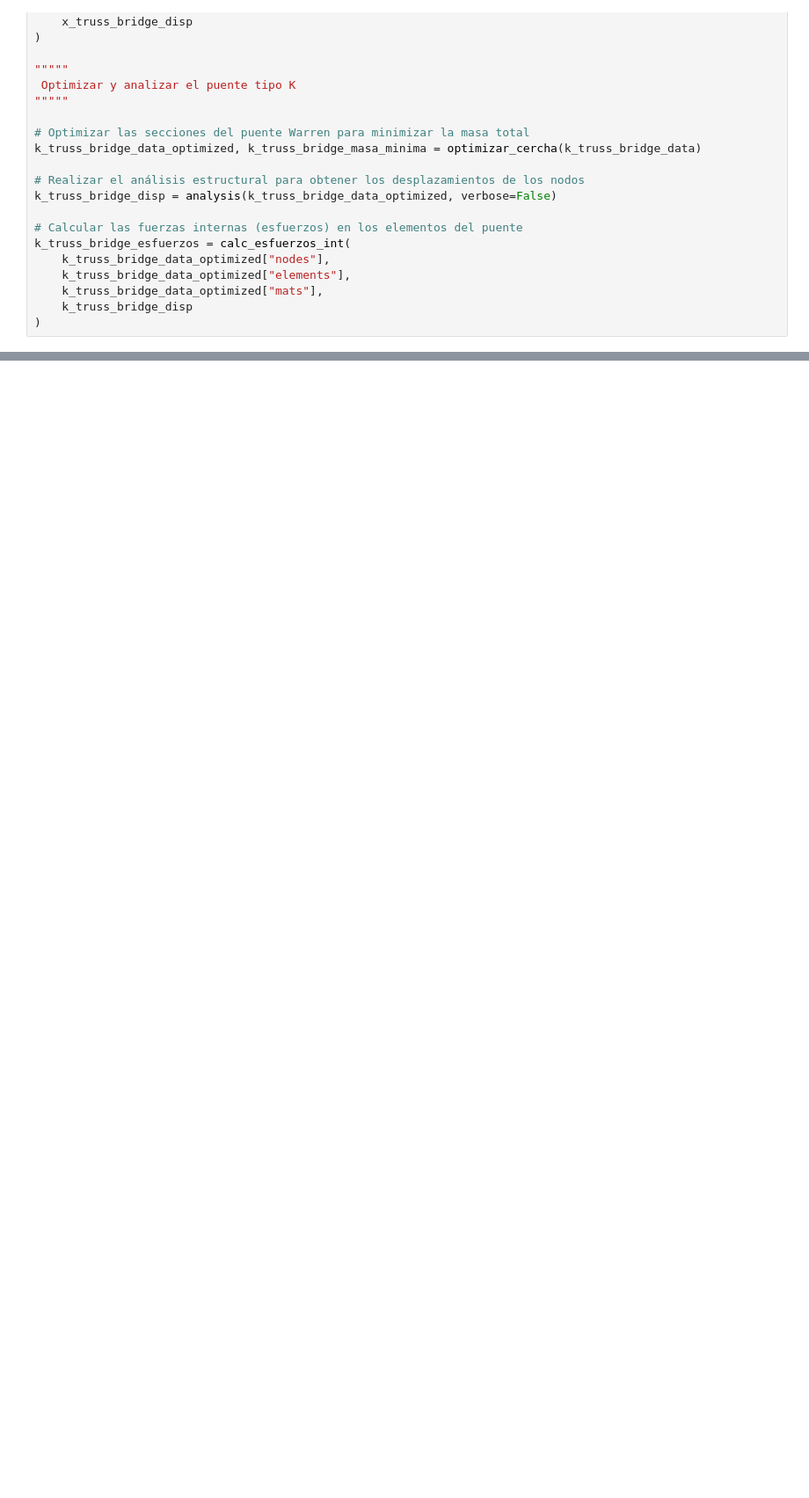
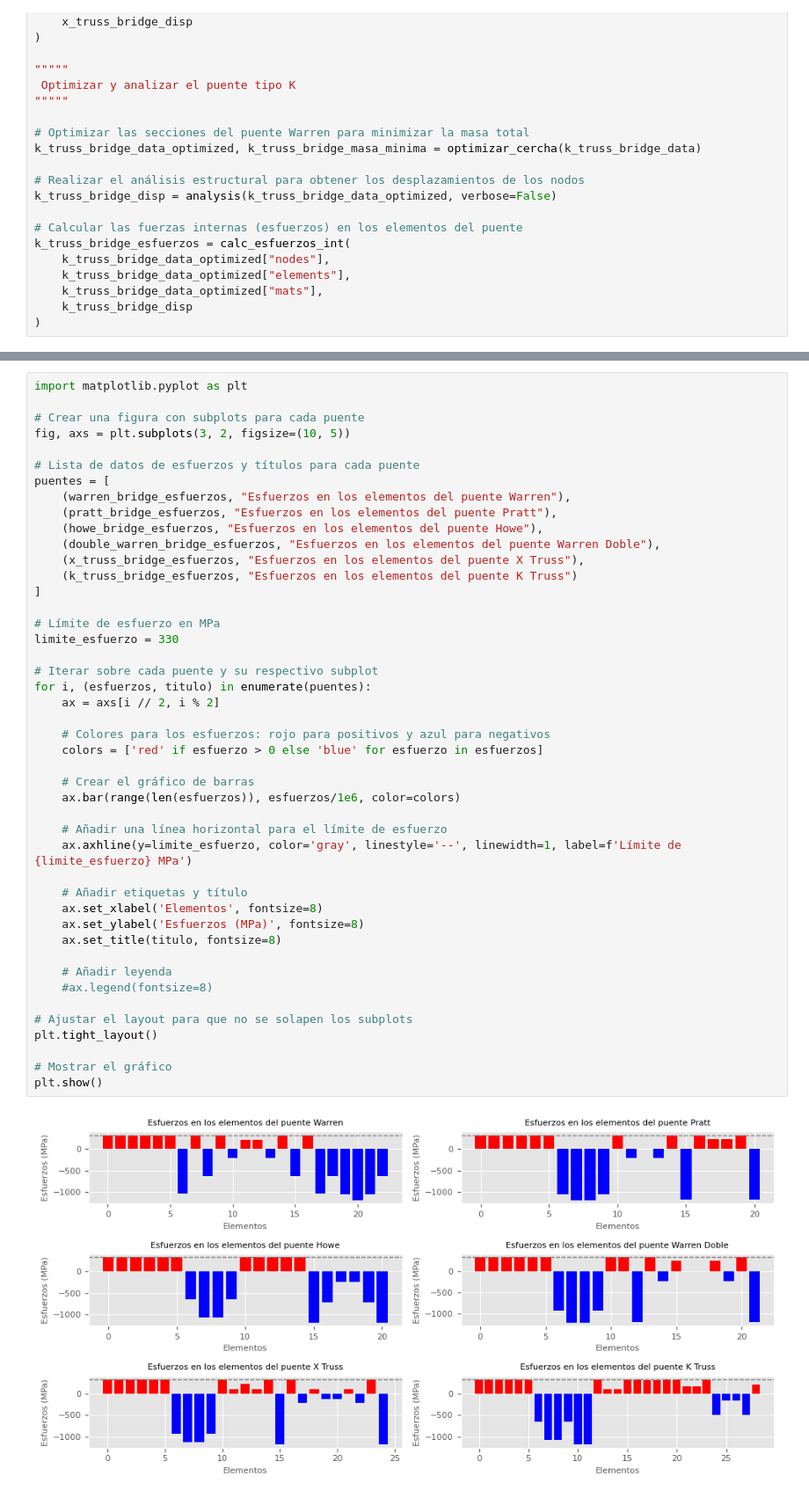
Before and after one commit to oscar-rincon/trusses_analysis, a Jupyter notebook: main/optimization/bridges_optimization.ipynb, the cells around one changed output, grey strips where cells are left out. Shown at 88% size. Saved outputs shown, nothing was run; the diff lists cells and outputs as text; blank space fills up the shorter version.

```diff
--- a/main/optimization/bridges_optimization.ipynb
+++ b/main/optimization/bridges_optimization.ipynb
@@ -187,0 +188,47 @@ plt.show()
+# %%
+import matplotlib.pyplot as plt
+
+# Crear una figura con subplots para cada puente
+fig, axs = plt.subplots(3, 2, figsize=(10, 5))
+
+# Lista de datos de esfuerzos y títulos para cada puente
+puentes = [
+    (warren_bridge_esfuerzos, "Esfuerzos en los elementos del puente Warren"),
+    (pratt_bridge_esfuerzos, "Esfuerzos en los elementos del puente Pratt"),
+    (howe_bridge_esfuerzos, "Esfuerzos en los elementos del puente Howe"),
+    (double_warren_bridge_esfuerzos, "Esfuerzos en los elementos del puente Warren Doble"),
+    (x_truss_bridge_esfuerzos, "Esfuerzos en los elementos del puente X Truss"),
+    (k_truss_bridge_esfuerzos, "Esfuerzos en los elementos del puente K Truss")
+]
+
+# Límite de esfuerzo en MPa
+limite_esfuerzo = 330
+
+# Iterar sobre cada puente y su respectivo subplot
+for i, (esfuerzos, titulo) in enumerate(puentes):
+    ax = axs[i // 2, i % 2]
+
+    # Colores para los esfuerzos: rojo para positivos y azul para negativos
+    colors = ['red' if esfuerzo > 0 else 'blue' for esfuerzo in esfuerzos]
+
+    # Crear el gráfico de barras
+    ax.bar(range(len(esfuerzos)), esfuerzos/1e6, color=colors)
+
+    # Añadir una línea horizontal para el límite de esfuerzo
+    ax.axhline(y=limite_esfuerzo, color='gray', linestyle='--', linewidth=1, label=f'Límite de {limite_esfuerzo} MPa')
+
+    # Añadir etiquetas y título
+    ax.set_xlabel('Elementos', fontsize=8)
+    ax.set_ylabel('Esfuerzos (MPa)', fontsize=8)
+    ax.set_title(titulo, fontsize=8)
+
+    # Añadir leyenda
+    #ax.legend(fontsize=8)
+
+# Ajustar el layout para que no se solapen los subplots
+plt.tight_layout()
+
+# Mostrar el gráfico
+plt.show()
+# %% [output]
+[figure, added]
```
Also changed, not shown: parts of 1 cell of this notebook, 3 other files.
